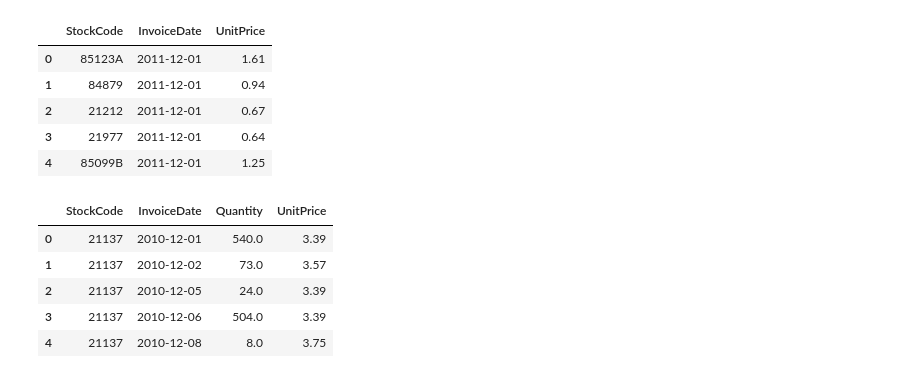
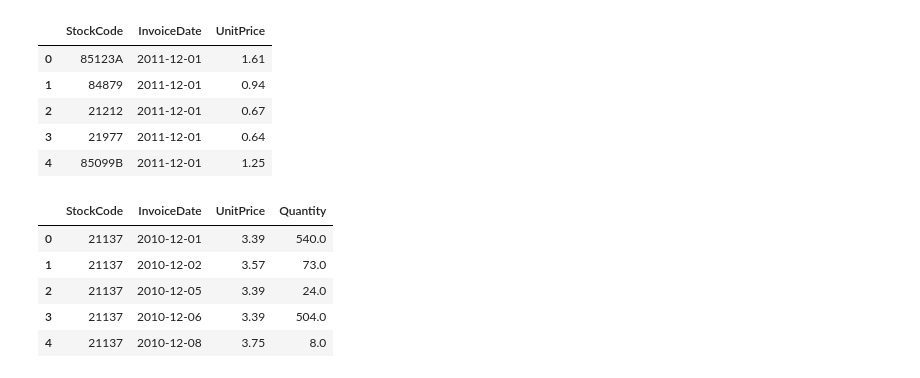
Before and after one commit to t07902301/Price-Elasticity, a Jupyter notebook: Modelling.ipynb, the cells around one changed output. Cells and saved outputs as stored; diff of their text form; code cells hidden in the pictures.

```diff
--- a/Modelling.ipynb
+++ b/Modelling.ipynb
@@ -18,3 +25,14 @@ plt.grid(True)
 plt.show()
 # %% [output]
 [figure]
+# %%
+raw_data['UnitPrice_7D'] = raw_data[raw_data['StockCode'] == '85123A']['UnitPrice'].rolling(window=7).mean()
+# Plot actual vs predicted values
+plt.figure(figsize=(10, 6))
+plt.plot(raw_data['UnitPrice_7D'].to_numpy(), color='green')
+plt.xlabel('Time')
+plt.ylabel('Price')
+# plt.title('Actual vs Predicted Values')
+plt.legend()
+plt.grid(True)
+plt.show()
@@ -31,3 +51,14 @@ plt.grid(True)
 plt.show()
 # %% [output]
 [figure]
+# %%
+raw_data['Quantity_7D'] = raw_data[raw_data['StockCode'] == '85123A']['Quantity'].rolling(window=7).mean()
+# Plot actual vs predicted values
+plt.figure(figsize=(10, 6))
+plt.plot(raw_data['Quantity_7D'].to_numpy(), color='blue')
+plt.xlabel('Time')
+plt.ylabel('Quantity')
+# plt.title('Actual vs Predicted Values')
+plt.legend()
+plt.grid(True)
+plt.show()
@@ -293,12 +287,12 @@ new_df.head()
 | 3 | 21977 | 2011-12-01 | 0.64 |
 | 4 | 85099B | 2011-12-01 | 1.25 |
 # %%
-raw_data = pd.concat([raw_data, new_df], ignore_index=True)
+raw_data = pd.concat([raw_data[['StockCode', 'InvoiceDate', 'UnitPrice', 'Quantity']], new_df], ignore_index=True)
 raw_data.head()
 # %% [output]
-|  | StockCode | InvoiceDate | Quantity | UnitPrice |
-| 0 | 21137 | 2010-12-01 | 540.0 | 3.39 |
-| 1 | 21137 | 2010-12-02 | 73.0 | 3.57 |
-| 2 | 21137 | 2010-12-05 | 24.0 | 3.39 |
-| 3 | 21137 | 2010-12-06 | 504.0 | 3.39 |
-| 4 | 21137 | 2010-12-08 | 8.0 | 3.75 |
+|  | StockCode | InvoiceDate | UnitPrice | Quantity |
+| 0 | 21137 | 2010-12-01 | 3.39 | 540.0 |
+| 1 | 21137 | 2010-12-02 | 3.57 | 73.0 |
+| 2 | 21137 | 2010-12-05 | 3.39 | 24.0 |
+| 3 | 21137 | 2010-12-06 | 3.39 | 504.0 |
+| 4 | 21137 | 2010-12-08 | 3.75 | 8.0 |
```
Also changed, not shown: parts of 24 cells of this notebook, 1 other file.
